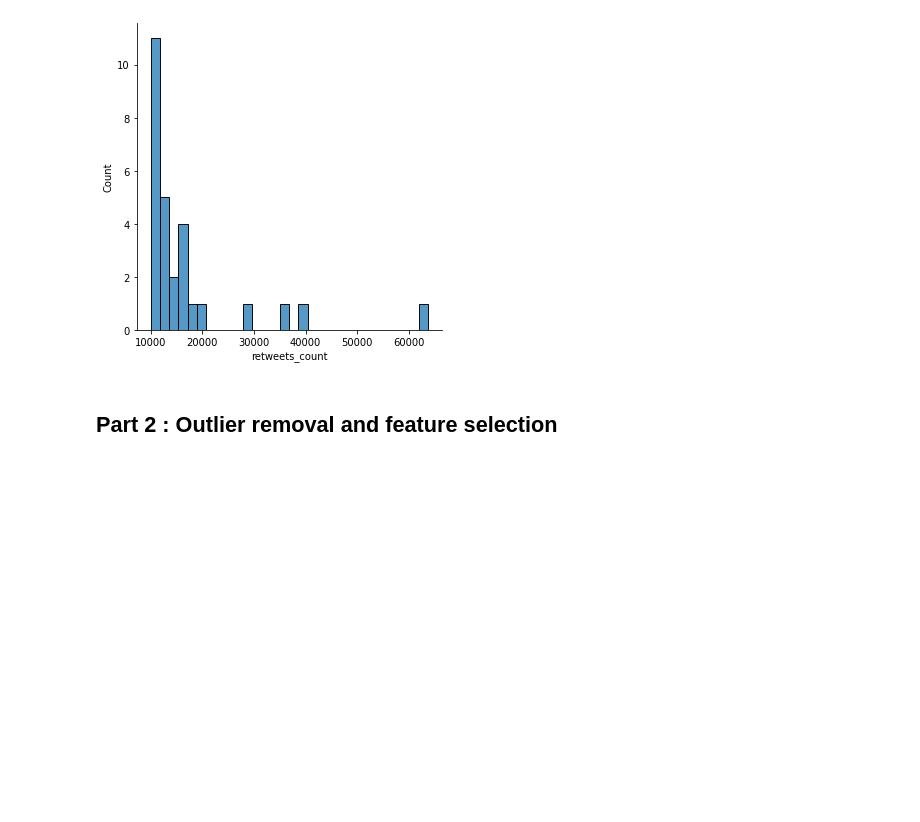
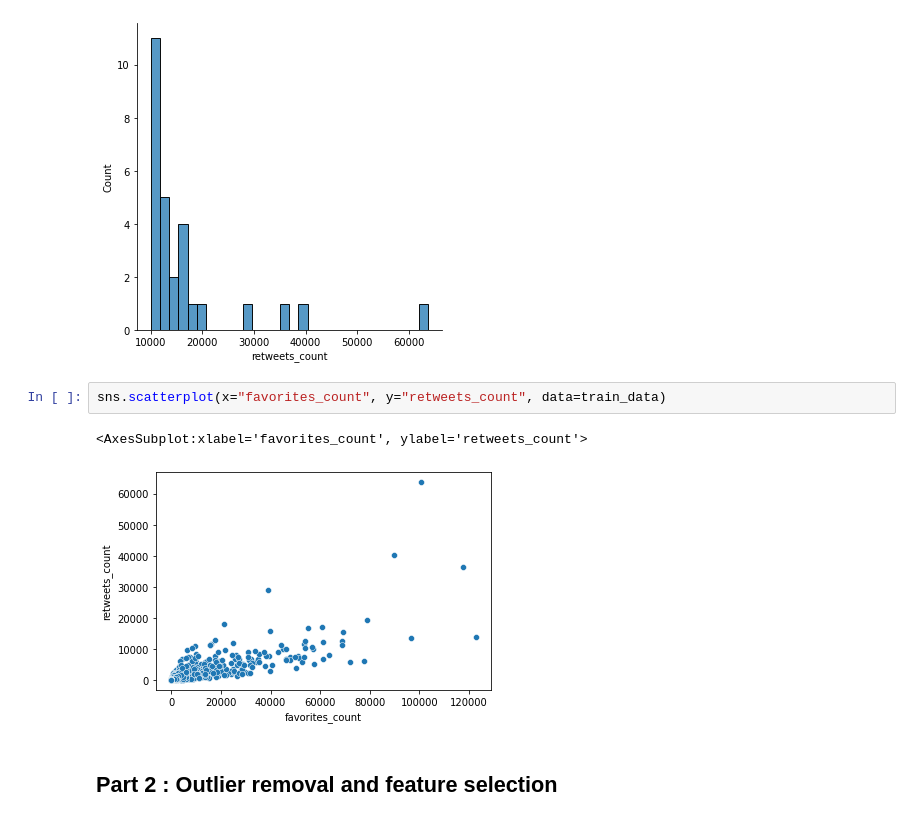
Before and after one commit to antoinegleisberg/INF554_kaggle, a Jupyter notebook: FinalNotebook.ipynb, the cells around one changed output. Cells and saved outputs as stored; diff of their text form; blank space fills up the shorter version.

Commit message:
adding plot to final notebook

```diff
--- a/FinalNotebook.ipynb
+++ b/FinalNotebook.ipynb
@@ -48,6 +48,11 @@ visualize_retweets(70000, 10000)
 [figure]
 [figure]
 [figure]
+# %%
+sns.scatterplot(x="favorites_count", y="retweets_count", data=train_data)
+# %% [output]
+<AxesSubplot:xlabel='favorites_count', ylabel='retweets_count'>
+[figure, added]
 # %% [markdown]
 ## Part 2 : Outlier removal and feature selection
 # %% [markdown]
```
